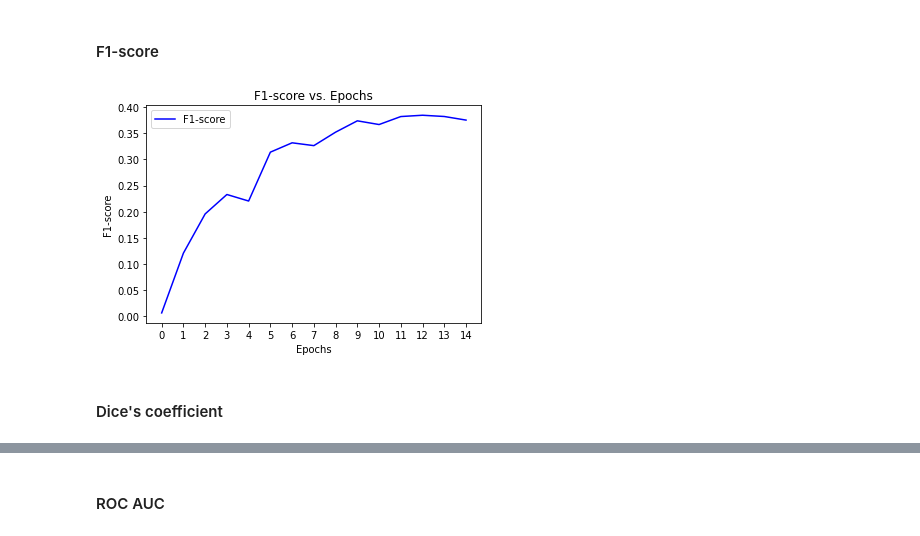
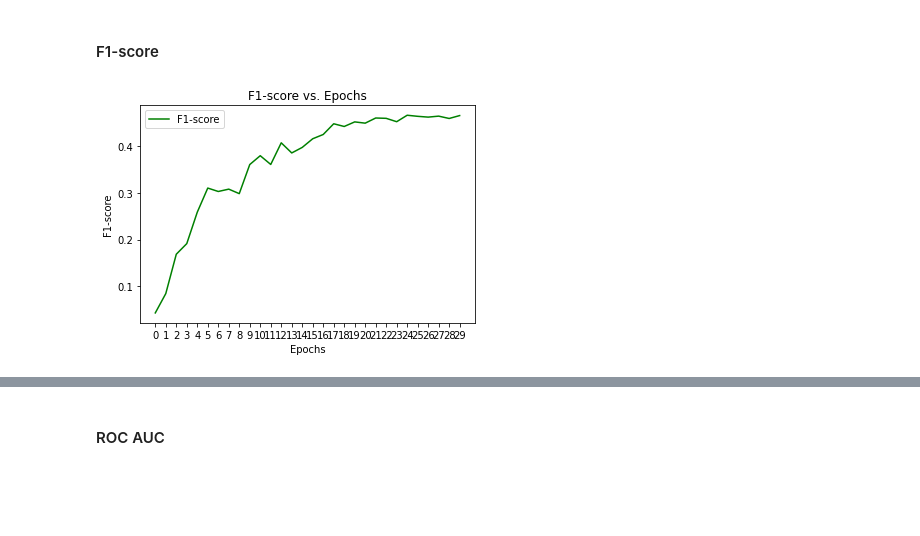
Before and after one commit to tomasamado/cityscapes-image-segmentation, a Jupyter notebook: Vision_task_1.ipynb, the cells around one changed output, grey strips where cells are left out. Drawn from its saved outputs; the diff is of its cells as text; code cells hidden in the pictures; blank space fills up the shorter version.

Commit message:
Task 1 complete

```diff
--- a/Vision_task_1.ipynb
+++ b/Vision_task_1.ipynb
@@ -222,4 +122,4 @@ model_path = "models/task1/w_w/lr001"
 if not os.path.isdir(model_path):
     os.makedirs(model_path)
 # %%
-model = task1_train_model(model, dataloaders, dataset_sizes, model_path, loss_f, opt, epochs)
+model = train(model, dataloaders, dataset_sizes, model_path, loss_f, opt, epochs)
@@ -244,3 +126,10 @@ Epoch 29/29 - train loss = 0.4037409150779573
+# %%
+losses = []
+for epoch in range(epochs):
+    checkpoint = torch.load(pjoin(model_path, "epoch-{}.pt".format(epoch)))
+    losses.append(checkpoint['loss'])
+
+plot_metric(losses, "Loss")
 # %% [markdown]
 ### 1.7 Evaluate your model(1.5 points)
 In this section you have to implement the evaluation metrics for your model. Calculate the values of F1-score, dice coefficient and AUC-ROC score on the data you used for training. You can use external packages like scikit-learn to compute above metrics.
@@ -338,3 +140,30 @@ roc_auc_scores
+# %%
+for epoch in range(epochs):
+    print('Evaluating Epoch {}/{}'.format(epoch, epochs - 1))
+
+    # load model
+    checkpoint = torch.load(pjoin(model_path, "epoch-{}.pt".format(epoch))
+    model.load_state_dict(checkpoint['model_state_dict'])
+    model.load_state_dict(torch.load(pjoin(model_path, "epoch-{}.pt".format(epoch))))
+
+    # create evaluation report from model
+    eval_report = EvaluationReport.from_model(dataloaders['train'], model,list(range(21)))
+
+    # compute the desired metrics
+    checkpoint['f1-score'] = eval_report.f1_score(average="macro")
+    checkpoint['jaccard-sim'] = jaccard_similarities.append(eval_report.jaccard_similarity(average="macro")
+
+    # save checkpoint with metrics
+    torch.save(checkpoint, pjoin(model_path, "epoch-{}.pt".format(epoch)))
+# %%
+f1_scores = []
+jaccard_similarities = []
+roc_auc_scores = []
+
+for epoch in range(epochs):
+    checkpoint = torch.load(pjoin(model_path, "epoch-{}.pt".format(epoch)))
+    f1_scores.append(checkpoint['f1-score'])
+    jaccard_similarities.append(checkpoint['jaccard-sim'])
 # %% [markdown]
 ### 1.8 Plot the evaluation metrics against epochs(1.0)
 In section 1.6 we saved the weights of the model after each epoch. In this section, you have to calculate the evaluation metrics after each epoch of training by loading the weights for each epoch. Once you have calculated the evaluation metrics for each epoch, plot them against the epochs.
@@ -343,8 +172,6 @@ from utils import plot_metric
 # %% [markdown]
 #### F1-score
 # %%
-plot_metric(f1_scores, "F1-score")
+plot_metric(f1_scores, "F1-score", "g")
 # %% [output]
-[figure, old version]
+[figure, new version]
-# %% [markdown]
-#### Dice's coefficient
```
Also changed, not shown: parts of 30 cells of this notebook, 1 other file.
